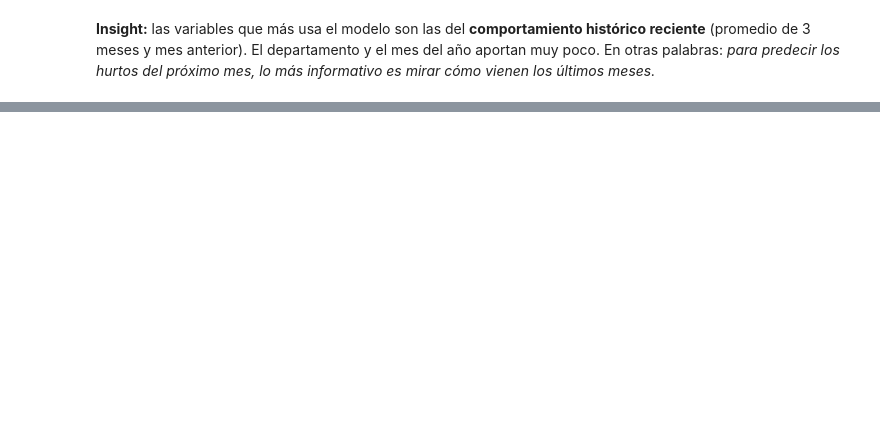
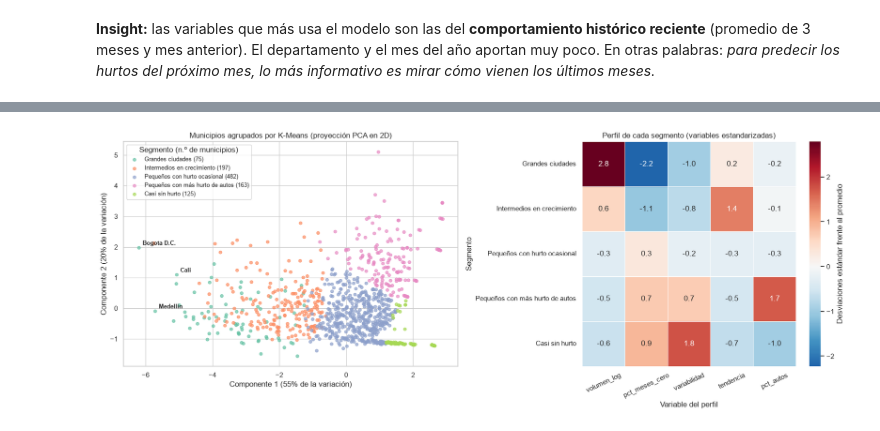
Before and after one commit to diego-11/Laboratorio_CienciaDatos, a Jupyter notebook: Proyecto 2 y 3 entrega/fase_c_modelos.ipynb, the cells around one changed output, grey strips where cells are left out. Drawn from its saved outputs; the diff is of its cells as text; code cells hidden in the pictures; blank space fills up the shorter version.

```diff
--- a/Proyecto 2 y 3 entrega/fase_c_modelos.ipynb
+++ b/Proyecto 2 y 3 entrega/fase_c_modelos.ipynb
@@ -366,0 +578,37 @@ Train (2012-2024): 162,552 filas | Test (2025-2026): 19,798 filas
+# %%
+NOMBRES_GRUPOS = dict(zip(resumen_grupos["prom_motos_mes"].sort_values(ascending=False).index,   # nombres según el volumen del grupo
+                      ["Grandes ciudades", "Intermedios en crecimiento", "Pequeños con hurto ocasional",
+                       "Pequeños con más hurto de autos", "Casi sin hurto"]))
+perfiles["segmento"] = perfiles["grupo"].map(NOMBRES_GRUPOS)
+
+# PCA solo para DIBUJAR los 5 ejes en 2 dimensiones (el K-Means se hizo con las 5 variables)
+pca = PCA(n_components=2, random_state=SEMILLA)
+P = pca.fit_transform(Z)
+paleta = dict(zip(NOMBRES_GRUPOS.values(), sns.color_palette("Set2", K_ELEGIDO)))
+
+fig, axes = plt.subplots(1, 2, figsize=(17, 6.5), gridspec_kw={"width_ratios": [1.25, 1]})
+ax = axes[0]
+for seg, color in paleta.items():
+    m = (perfiles["segmento"] == seg).values
+    ax.scatter(P[m, 0], P[m, 1], s=22, alpha=0.7, color=color, label=f"{seg} ({m.sum()})")
+for llave in perfiles.nlargest(3, "prom_motos_mes").index:
+    i = perfiles.index.get_loc(llave)
+    ax.annotate(llave.split(" | ")[1].title(), P[i], xytext=(6, 4), textcoords="offset points", fontsize=9, fontweight="bold")
+ax.set_title("Municipios agrupados por K-Means (proyección PCA en 2D)")
+ax.set_xlabel(f"Componente 1 ({pca.explained_variance_ratio_[0]:.0%} de la variación)")
+ax.set_ylabel(f"Componente 2 ({pca.explained_variance_ratio_[1]:.0%} de la variación)")
+ax.legend(title="Segmento (n.º de municipios)", fontsize=9)
+
+# Perfil de cada segmento: promedio de cada variable estandarizada (0 = promedio de todos los municipios)
+ax = axes[1]
+perfil_z = pd.DataFrame(Z, columns=VARS_CLUSTER, index=perfiles.index).groupby(perfiles["segmento"]).mean()
+perfil_z = perfil_z.loc[list(NOMBRES_GRUPOS.values())]
+sns.heatmap(perfil_z, annot=True, fmt=".1f", cmap="RdBu_r", center=0, linewidths=0.5, ax=ax,
+            cbar_kws={"label": "Desviaciones estándar frente al promedio"})
+ax.set_title("Perfil de cada segmento (variables estandarizadas)")
+ax.set_xlabel("Variable del perfil")
+ax.set_ylabel("Segmento")
+ax.tick_params(axis="x", rotation=25)
+plt.tight_layout(); plt.show()
+# %% [output]
+[figure, added]
```
Also changed, not shown: parts of 31 cells of this notebook, 1 other file.
